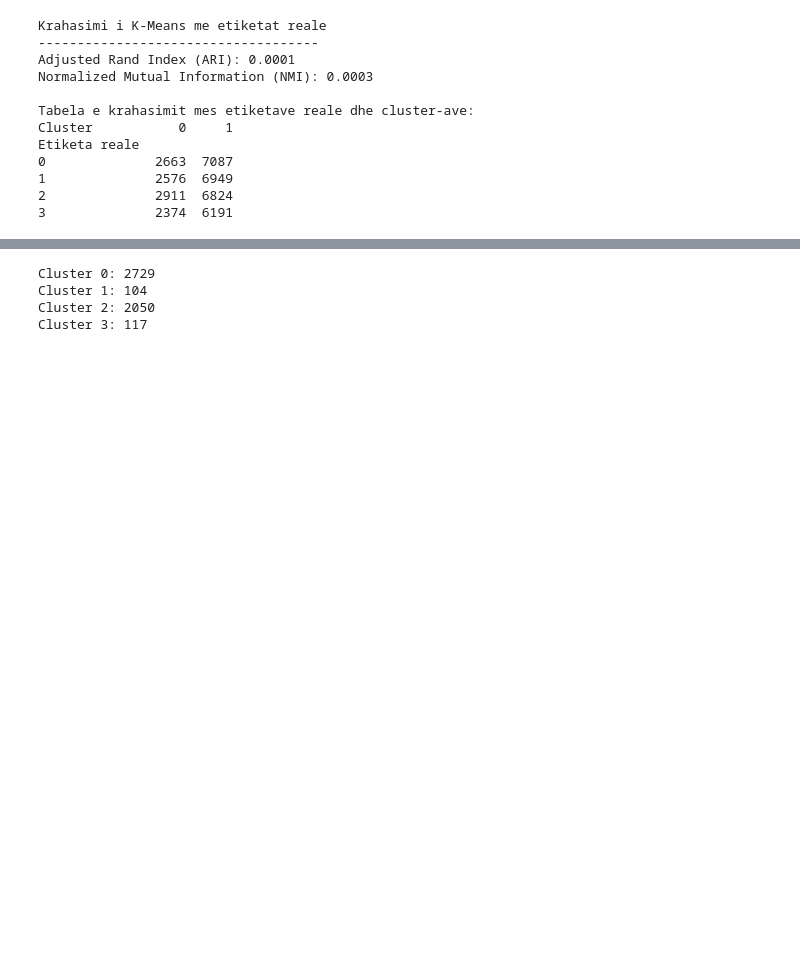
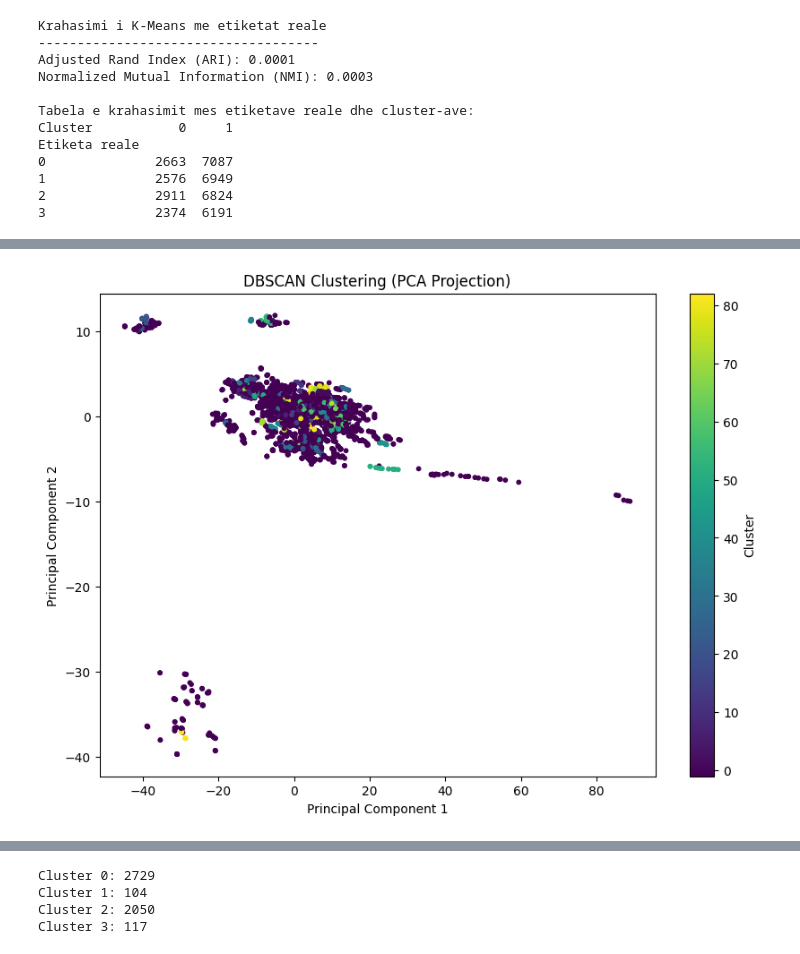
Before and after one commit to Gresita/NeuroSense, a Jupyter notebook: models/clustering.ipynb, the cells around one changed output, grey strips where cells are left out. Saved outputs shown, nothing was run; the diff lists cells and outputs as text; code cells hidden in the pictures; blank space fills up the shorter version.

```diff
--- a/models/clustering.ipynb
+++ b/models/clustering.ipynb
@@ -10,7 +10,7 @@ from sklearn.metrics import confusion_matrix
 import seaborn as sns
 
 
-df = pd.read_csv("../data/neurosense_dataset.csv")
+df = pd.read_csv("../data/neurosense_cleaned.csv")
 # %%
 X = df.drop(columns=[
     "label",
@@ -231,8 +242,27 @@ Etiketa reale
 # %%
-#DBSCAN (Density-Based Spatial Clustering of Applications with Noise)
-# Marrim nje subset sepse DBSCAN eshte i rende per 37k mostra
+
 from sklearn.utils import shuffle
+from sklearn.cluster import DBSCAN
+from sklearn.decomposition import PCA
 
+
+
+# 1. Ndarja X dhe y
+X = df.drop(columns=["label"])
+y = df["label"]
+
+# 2. Marrim vetëm kolonat numerike
+X = X.select_dtypes(include=[np.number])
+
+# 3. Mbushim NaN me mesataren e kolonës
+imputer = SimpleImputer(strategy="mean")
+X_imputed = imputer.fit_transform(X)
+
+# 4. Standardizimi
+scaler = StandardScaler()
+X_scaled = scaler.fit_transform(X_imputed)
+
+# 5. Shuffle + subset për DBSCAN
 X_shuffled, y_shuffled = shuffle(
     X_scaled,
     y,
@@ -241,9 +271,8 @@ X_shuffled, y_shuffled = shuffle(
 
 X_dbscan = X_shuffled[:5000]
 y_dbscan = y_shuffled[:5000]
-import numpy as np
-from sklearn.cluster import DBSCAN
 
+# 6. DBSCAN me disa eps
 for eps_value in [2, 3, 4, 5]:
 
     dbscan = DBSCAN(
@@ -260,5 +289,46 @@ for eps_value in [2, 3, 4, 5]:
     print("Clusters:", n_clusters)
     print("Noise:", n_noise)
     print("----------------")
+
+# 7. Ruajmë një model final për vizualizim
+dbscan_final = DBSCAN(
+    eps=4,
+    min_samples=10
+)
+
+clusters_dbscan = dbscan_final.fit_predict(X_dbscan)
+
+# 8. Shfaqim madhësinë e çdo clusteri
+unique, counts = np.unique(clusters_dbscan, return_counts=True)
+
+for cluster, count in zip(unique, counts):
+    print(f"Cluster {cluster}: {count}")
+
+# 9. PCA për vizualizim 2D
+pca = PCA(n_components=2)
+X_dbscan_pca = pca.fit_transform(X_dbscan)
+
+plt.figure(figsize=(10, 7))
+
+plt.scatter(
+    X_dbscan_pca[:, 0],
+    X_dbscan_pca[:, 1],
+    c=clusters_dbscan,
+    cmap="viridis",
+    s=10
+)
+
+plt.title("DBSCAN Clustering (PCA Projection)")
+plt.xlabel("Principal Component 1")
+plt.ylabel("Principal Component 2")
+plt.colorbar(label="Cluster")
+
+plt.show()
+# 1. Ndarja X dhe y
+X = df.drop(columns=["label"])
+y = df["label"]
+
+# 2. Marrim vetëm kolonat numerike
+X = X.select_dtypes(include=[np.number])
 # %% [output]
 eps=2
@@ -279,0 +351 @@ Noise: 1959
+[figure, added]
```
Also changed, not shown: parts of 10 cells of this notebook, 6 other files.
